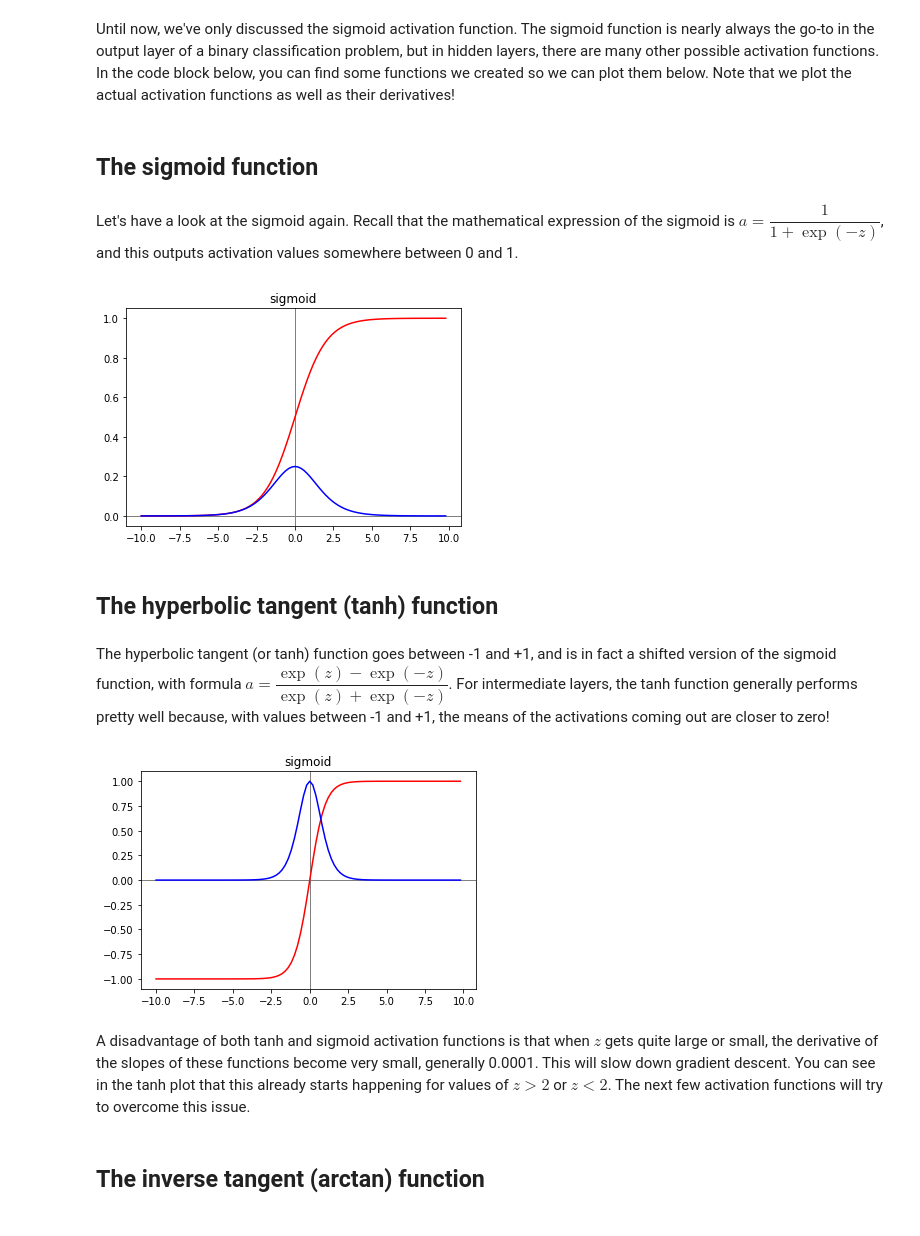
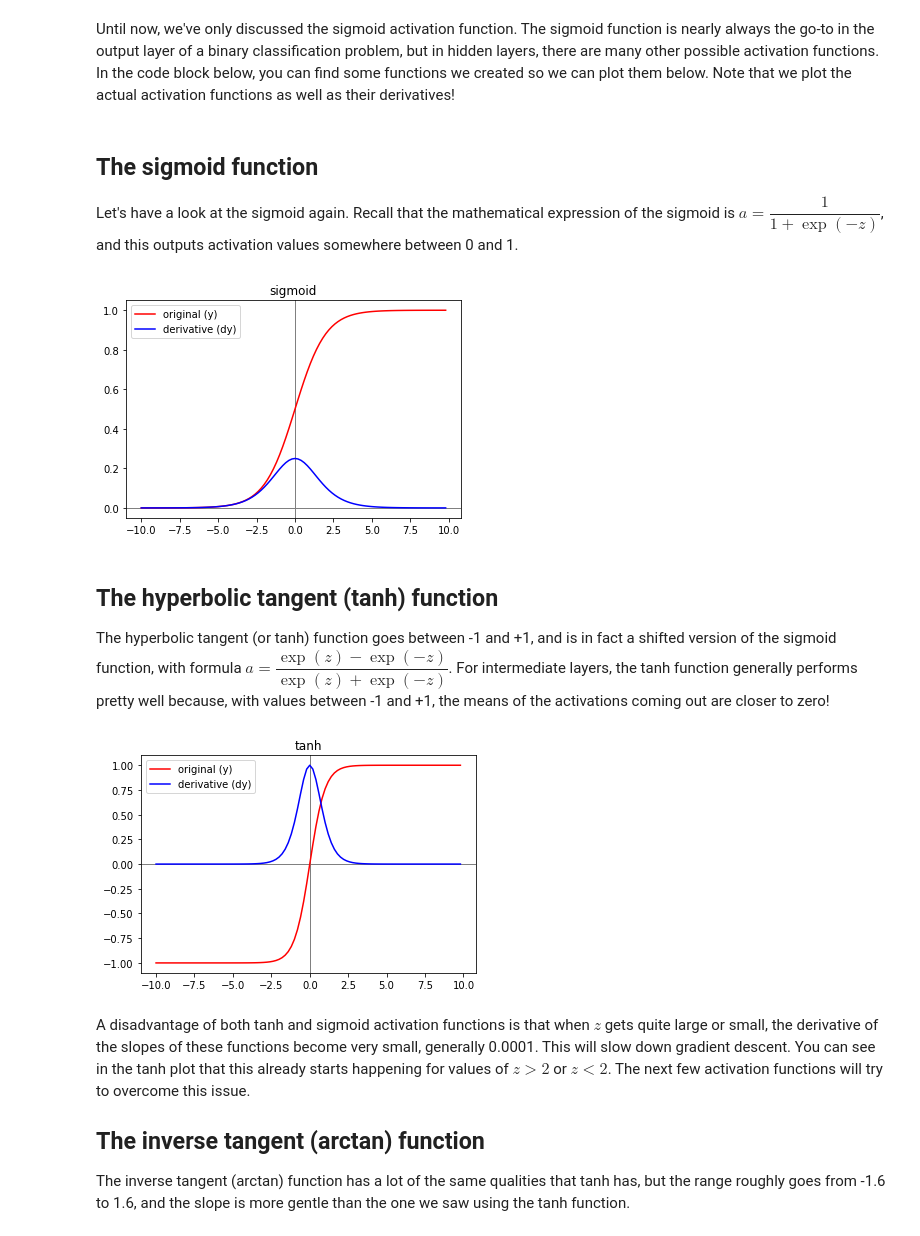
Before and after one commit to learn-co-curriculum/dsc-deeper-neural-networks, a Jupyter notebook: index.ipynb, the cells around one changed output. Cells and saved outputs as stored; diff of their text form; code cells hidden in the pictures.

```diff
--- a/index.ipynb
+++ b/index.ipynb
@@ -152,9 +153,9 @@ def arctan(x, derivative=False):
     return np.arctan(x)
 
 z = np.arange(-10, 10, 0.2)
-# %% [markdown]
-## The sigmoid function
 # %% [markdown]
+## The sigmoid function
+
 Let's have a look at the sigmoid again. Recall that the mathematical expression of the sigmoid is $ a=\dfrac{1}{1+ \exp(-z)}$, and this outputs activation values somewhere between 0 and 1.
 # %%
 y = sigmoid(z)
@@ -162,25 +163,29 @@ dy = sigmoid(z, derivative=True)
 plt.title('sigmoid')
 plt.axhline(color='gray', linewidth=1,)
 plt.axvline(color='gray', linewidth=1,)
-plt.plot(z, y, 'r')
-plt.plot(z, dy, 'b');
+plt.plot(z, y, 'r', label='original (y)')
+plt.plot(z, dy, 'b', label='derivative (dy)')
+plt.legend();
 # %% [output]
-[figure, old version]
+[figure, new version]
-# %% [markdown]
-## The hyperbolic tangent (tanh) function
 # %% [markdown]
+## The hyperbolic tangent (tanh) function
+
 The hyperbolic tangent (or tanh) function goes between -1 and +1, and is in fact a shifted version of the sigmoid function, with formula $ a=\dfrac{\exp(z)- \exp(-z)}{\exp(z)+ \exp(-z)}$. For intermediate layers, the tanh function generally performs pretty well because, with values between -1 and +1, the means of the activations coming out are closer to zero!
 # %%
 y = tanh(z)
 dy = tanh(z, derivative=True)
-plt.title('sigmoid')
+plt.title('tanh')
 plt.axhline(color='gray', linewidth=1,)
 plt.axvline(color='gray', linewidth=1,)
-plt.plot(z, y, 'r')
-plt.plot(z, dy, 'b');
+plt.plot(z, y, 'r', label='original (y)')
+plt.plot(z, dy, 'b', label='derivative (dy)')
+plt.legend();
 # %% [output]
-[figure, old version]
+[figure, new version]
 # %% [markdown]
 A disadvantage of both tanh and sigmoid activation functions is that when $z$ gets quite large or small, the derivative of the slopes of these functions become very small, generally 0.0001. This will slow down gradient descent. You can see in the tanh plot that this already starts happening for values of $z > 2$ or $z < 2$. The next few activation functions will try to overcome this issue.
+
+## The inverse tangent (arctan) function
+
+The inverse tangent (arctan) function has a lot of the same qualities that tanh has, but the range roughly goes from -1.6 to 1.6, and  the slope is more gentle than the one we saw using the tanh function.
-# %% [markdown]
-## The inverse tangent (arctan) function
```
Also changed, not shown: parts of 13 cells of this notebook.
